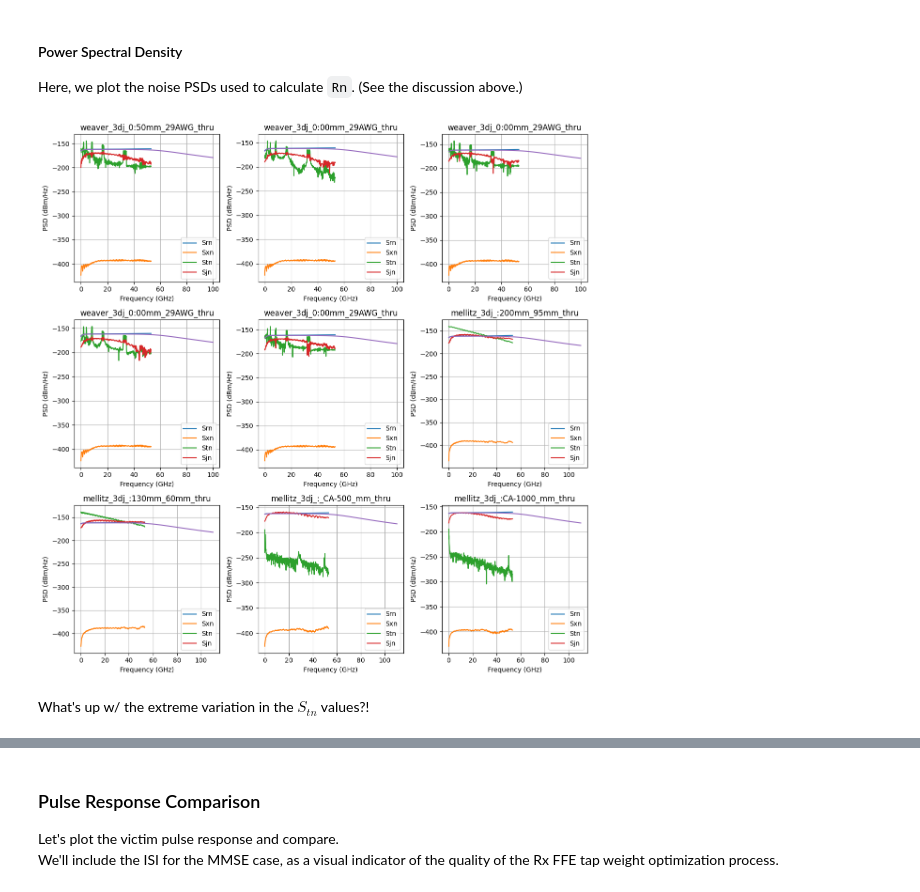
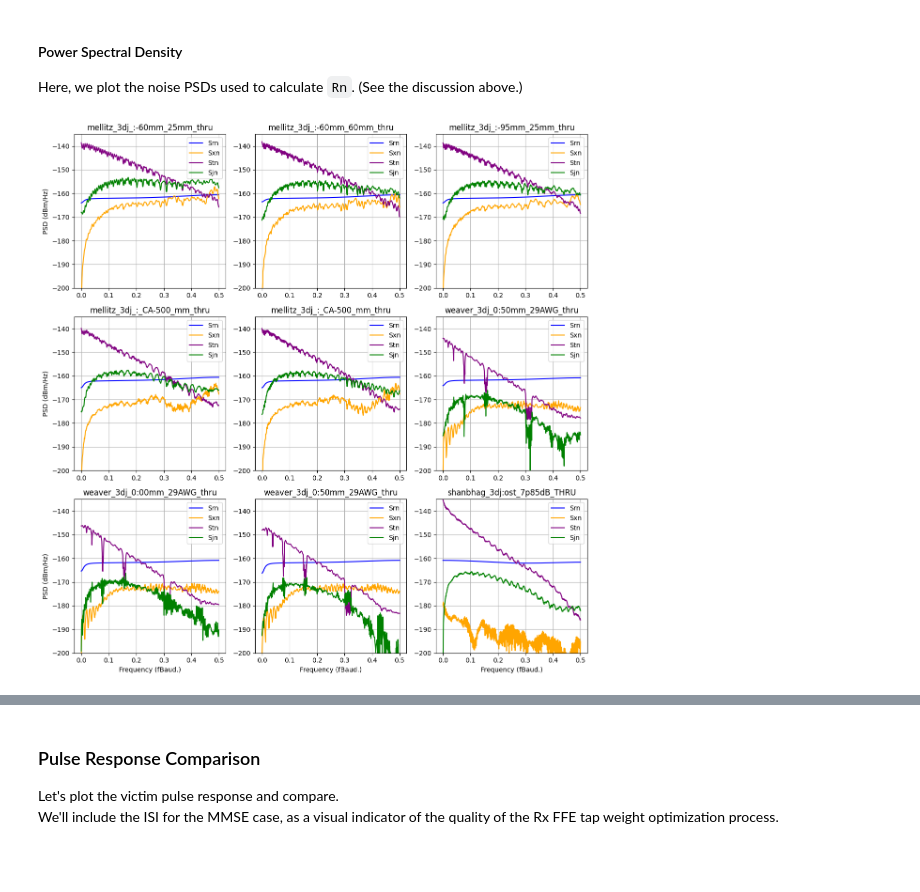
Before and after one commit to capn-freako/PyChOpMarg, a Jupyter notebook: PyChOpMarg_8023dj.ipynb, the cells around one changed output, grey strips where cells are left out. Saved outputs shown, nothing was run; the diff lists cells and outputs as text; code cells hidden in the pictures; blank space fills up the shorter version.

```diff
--- a/PyChOpMarg_8023dj.ipynb
+++ b/PyChOpMarg_8023dj.ipynb
@@ -465,20 +515,17 @@ _theCOMs = run_com(sample(tested_ch_sets, 9), params, opt_mode=OptMode.PRZF)
 # %%
 print("Data pairs are: (PRZF) / (MMSE).")
 print("All 'Sigma_?' values in (mV).")
-print("\nGroup\tChannel\t\t\t\t\t     FOM (dB)       Ani (mV)\t\t  Sigma_Tx\t\t  Sigma_J\t\t  Sigma_Xt\t\t  Sigma_ISI\t\t  Sigma_N ")
-print("=" * 200)
+print("\nGroup\tChannel\t\t\t\t\t     FOM (dB)       Ani (mV)\t  RMSE (mV)\t  Sigma_Tx\t    Sigma_J\t    Sigma_Xt\t    Sigma_N\t     Sigma_ISI")
+print("=" * 175)
 for grp in _theCOMs.keys():
     print(grp)
     for lbl in _theCOMs[grp].keys():
         print(f"\t{lbl[-40:]:41s}", end="")
         _com = _theCOMs[grp][lbl]
         com  = theCOMs[grp][lbl]
-        print(f"  {_com.fom:4.1f} / {com.fom:4.1f}   {_com.Ani * 1e3:5.1f} / {com.Ani * 1e3:5.1f}", end="")
-        for k in ['varTx', 'varJ', 'varXT']:
-            print(f"\t\t{np.sqrt(_com.fom_rslts[k]) * 1e3:6.2f} / {np.sqrt(com.fom_rslts[k]) * 1e3:6.2f}", end="")
-        for k in ['varISI', 'varN']:
-            print(f"\t\t{np.sqrt(_com.fom_rslts[k]) * 1e3:6.2f} / {np.sqrt(com.fom_rslts[k]) * 1e3:1.0f}", end="")
-        print("")
+        print(f"  {_com.fom:4.1f} / {com.fom:4.1f}   {_com.Ani * 1e3:5.1f} / {com.Ani * 1e3:5.1f}    {np.sqrt(_com.mse) * 1e3:1.0f} / {np.sqrt(com.mse) * 1e3:5.1f}", end="")
+        print(f"   {_com.sigma_Tx * 1e3:6.2f} / {com.sigma_Tx * 1e3:6.2f}\t{_com.sigma_J * 1e3:6.2f} / {com.sigma_J * 1e3:6.2f}\t{_com.sigma_XT * 1e3:6.2f} / {com.sigma_XT * 1e3:6.2f}\t", end="")
+        print(f"{_com.sigma_N * 1e3:6.2f} / {com.sigma_N * 1e3:6.2f}\t     {_com.sigma_ISI * 1e3:6.2f} / {com.sigma_ISI * 1e3:1.0f}")
 # %% [output]
 Data pairs are: (PRZF) / (MMSE).
 All 'Sigma_?' values in (mV).
@@ -533,34 +581,33 @@ Here, we plot the noise PSDs used to calculate `Rn`.
 # %%
 plt.figure(figsize=(12, 12))
 n = 1
 for grp in theCOMs.keys():
     for lbl in theCOMs[grp].keys():
         com  = theCOMs[grp][lbl]
         theNoiseCalc = com.theNoiseCalc
         Srn = theNoiseCalc.Srn
         Sxn = np.sum(np.array(list(map(theNoiseCalc.Sxn, theNoiseCalc.agg_pulse_resps))), axis=0)
         Stn = theNoiseCalc.Stn
         Sjn = theNoiseCalc.Sjn
 
         plt.subplot(330 + n)
         plt.tight_layout()
-        _f = np.linspace(0, com.fb / 2, len(Srn))
-        plt.plot(_f / 1e9, dBm_Hz(Srn), label="Srn")
-        plt.plot(_f / 1e9, dBm_Hz(Sxn), label="Sxn")
-        plt.plot(_f / 1e9, dBm_Hz(Stn), label="Stn")
-        plt.plot(_f / 1e9, dBm_Hz(Sjn), label="Sjn")
-        plt.plot(theNoiseCalc.f / 1e9, dBm_Hz(theNoiseCalc.eta0 * 1e-9 * abs(theNoiseCalc.Hr * theNoiseCalc.Hctf) ** 2))
+        _f = np.linspace(0, 0.5, len(Srn))
+        plt.plot(_f, dBm_Hz(Srn), label="Srn", color="blue")
+        plt.plot(_f, dBm_Hz(Sxn), label="Sxn", color="orange")
+        plt.plot(_f, dBm_Hz(Stn), label="Stn", color="purple")
+        plt.plot(_f, dBm_Hz(Sjn), label="Sjn", color="green")
         plt.title(f"{grp[:12]}:{lbl[-15:]}")
-        plt.xlabel("Frequency (GHz)")
-        plt.ylabel("PSD (dBm/Hz)")
-        # plt.axis(xmin=(com.times[first_ix] - ui/2) * 1e9, xmax=(com.times[last_ix] - ui/2) * 1e9)
+        if n > 6:
+            plt.xlabel("Frequency (fBaud.)")
+        if n % 3 == 1:
+            plt.ylabel("PSD (dBm/Hz)")
+        plt.axis(ymin=-200, ymax=-135)
         plt.grid()
         plt.legend()
         n += 1
         if n > 9:
             break
 plt.show()
 # %% [output]
-[figure, old version]
+[figure, new version]
-# %% [markdown]
-What's up w/ the extreme variation in the $S_{tn}$ values?!
```
Also changed, not shown: parts of 31 cells of this notebook, 5 other files.
